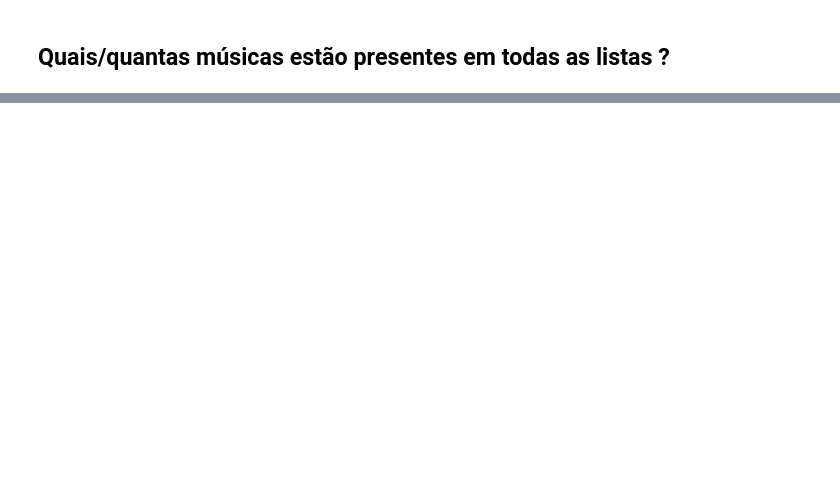
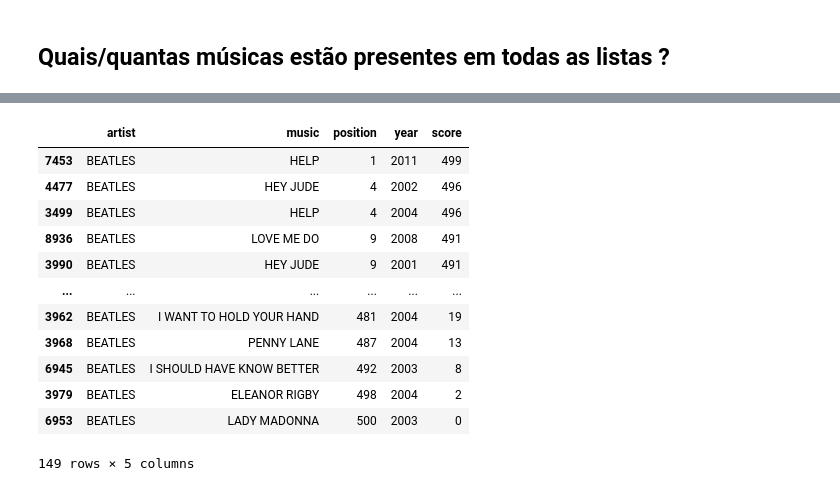
Before and after one commit to phsantosjr/as_500_da_kiss_fm, a Jupyter notebook: analysis.ipynb, the cells around one changed output, grey strips where cells are left out. Saved outputs shown, nothing was run; the diff lists cells and outputs as text; code cells hidden in the pictures; blank space fills up the shorter version.

```diff
--- a/analysis.ipynb
+++ b/analysis.ipynb
@@ -101,0 +157,16 @@ dtype: int64
+# %%
+df_rank[(df_rank['artist']=='BEATLES')].sort_values('position')
+# %% [output]
+|  | artist | music | position | year | score |
+| 7453 | BEATLES | HELP | 1 | 2011 | 499 |
+| 4477 | BEATLES | HEY JUDE | 4 | 2002 | 496 |
+| 3499 | BEATLES | HELP | 4 | 2004 | 496 |
+| 8936 | BEATLES | LOVE ME DO | 9 | 2008 | 491 |
+| 3990 | BEATLES | HEY JUDE | 9 | 2001 | 491 |
+| ... | ... | ... | ... | ... | ... |
+| 3962 | BEATLES | I WANT TO HOLD YOUR HAND | 481 | 2004 | 19 |
+| 3968 | BEATLES | PENNY LANE | 487 | 2004 | 13 |
+| 6945 | BEATLES | I SHOULD HAVE KNOW BETTER | 492 | 2003 | 8 |
+| 3979 | BEATLES | ELEANOR RIGBY | 498 | 2004 | 2 |
+| 6953 | BEATLES | LADY MADONNA | 500 | 2003 | 0 |
+149 rows × 5 columns
```
Also changed, not shown: parts of 15 cells of this notebook, 1 other file.
